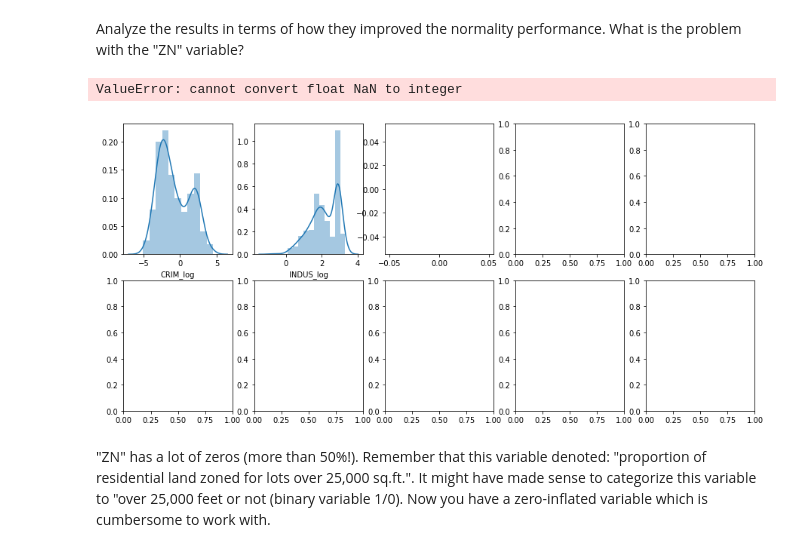
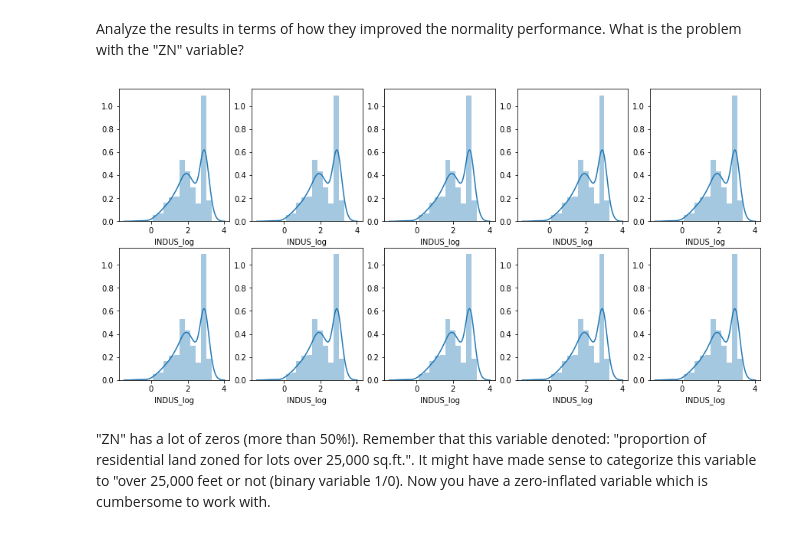
Before and after one commit to elenasm7/dsc-feature-scaling-and-normalization---lab-nyc-ds-career-012819, a Jupyter notebook: index.ipynb, the cells around one changed output. Drawn from its saved outputs; the diff is of its cells as text; code cells hidden in the pictures.

```diff
--- a/index.ipynb
+++ b/index.ipynb
@@ -73,16 +73,15 @@ del log_cols[1]
 # %%
 # del log_cols[1]
 # del log_cols[2]
 fig,axes = plt.subplots(nrows=2, ncols=5, figsize=(15,7))
 
 for i in range(2):
     for j in range(5):
         k = sum([5 if i == 1 else 0])
         n = (k+j)
-        sns.distplot(boston_features[log_cols[n]], ax=axes[i][j])
+        sns.distplot(boston_features[log_cols[3]], ax=axes[i][j])
 # %% [output]
-ValueError: cannot convert float NaN to integer
-[figure, old version]
+[figure, new version]
 # %% [markdown]
 "ZN" has a lot of zeros (more than 50%!). Remember that this variable denoted: "proportion of residential land zoned for lots over 25,000 sq.ft.". It might have made sense to categorize this variable to "over 25,000 feet or not (binary variable 1/0). Now you have a zero-inflated variable which is cumbersome to work with.
 # %% [markdown]
```
